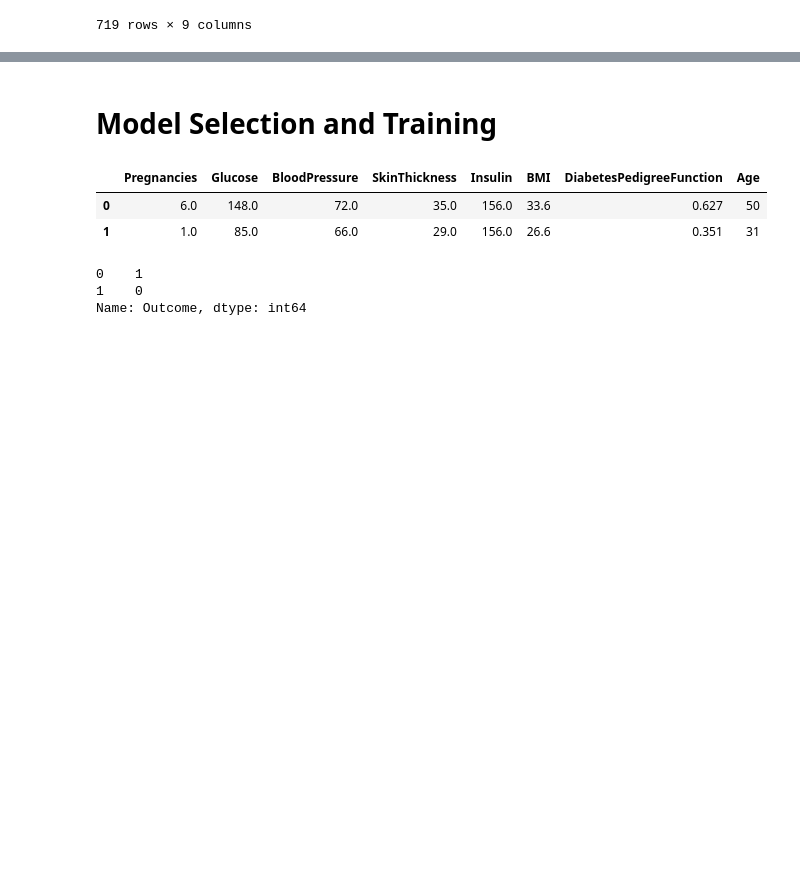
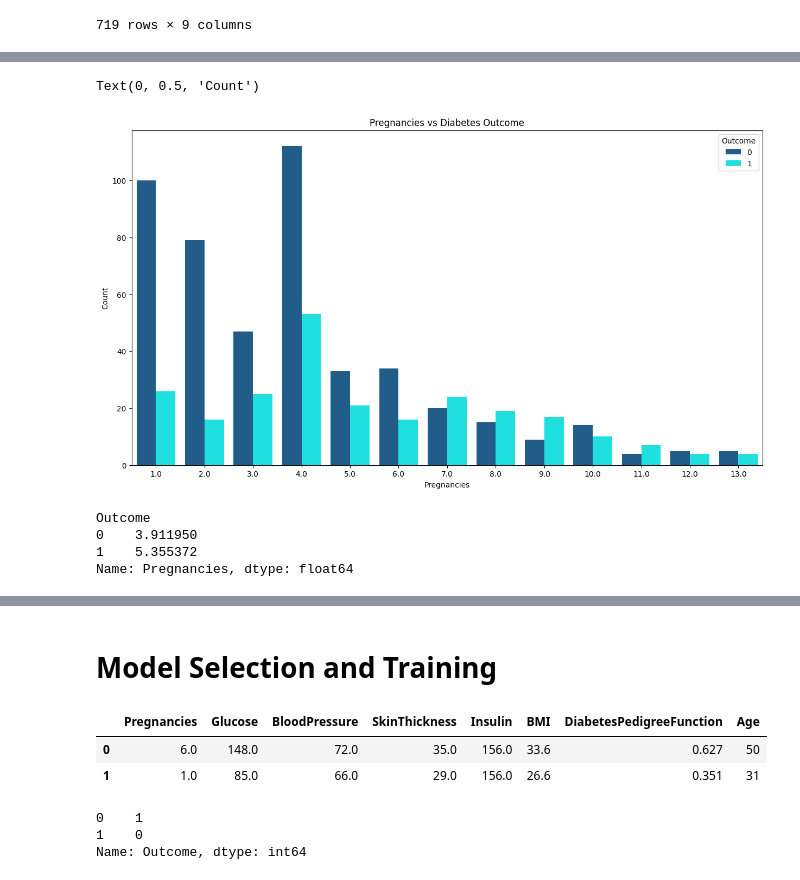
Before and after one commit to Srikhanth14/Diabetes_Prediction, a Jupyter notebook: Diabetes.ipynb, the cells around one changed output, grey strips where cells are left out. Drawn from its saved outputs; the diff is of its cells as text; code cells hidden in the pictures; blank space fills up the shorter version.

```diff
--- a/Diabetes.ipynb
+++ b/Diabetes.ipynb
@@ -435,0 +302,17 @@ data_filtered
+# %%
+# Pregnancies vs Diabetes Outcome
+plt.figure(figsize=(15,8))
+sns.countplot(x='Pregnancies', hue='Outcome', data=data_filtered,palette=['#115f9a','#00ffff'])
+plt.title('Pregnancies vs Diabetes Outcome')
+plt.xlabel('Pregnancies')
+plt.ylabel('Count')
+# %% [output]
+Text(0, 0.5, 'Count')
+[figure, added]
+# %%
+data_filtered.groupby('Outcome')['Pregnancies'].mean()
+# %% [output]
+Outcome
+0    3.911950
+1    5.355372
+Name: Pregnancies, dtype: float64
```
Also changed, not shown: parts of 44 cells of this notebook.
